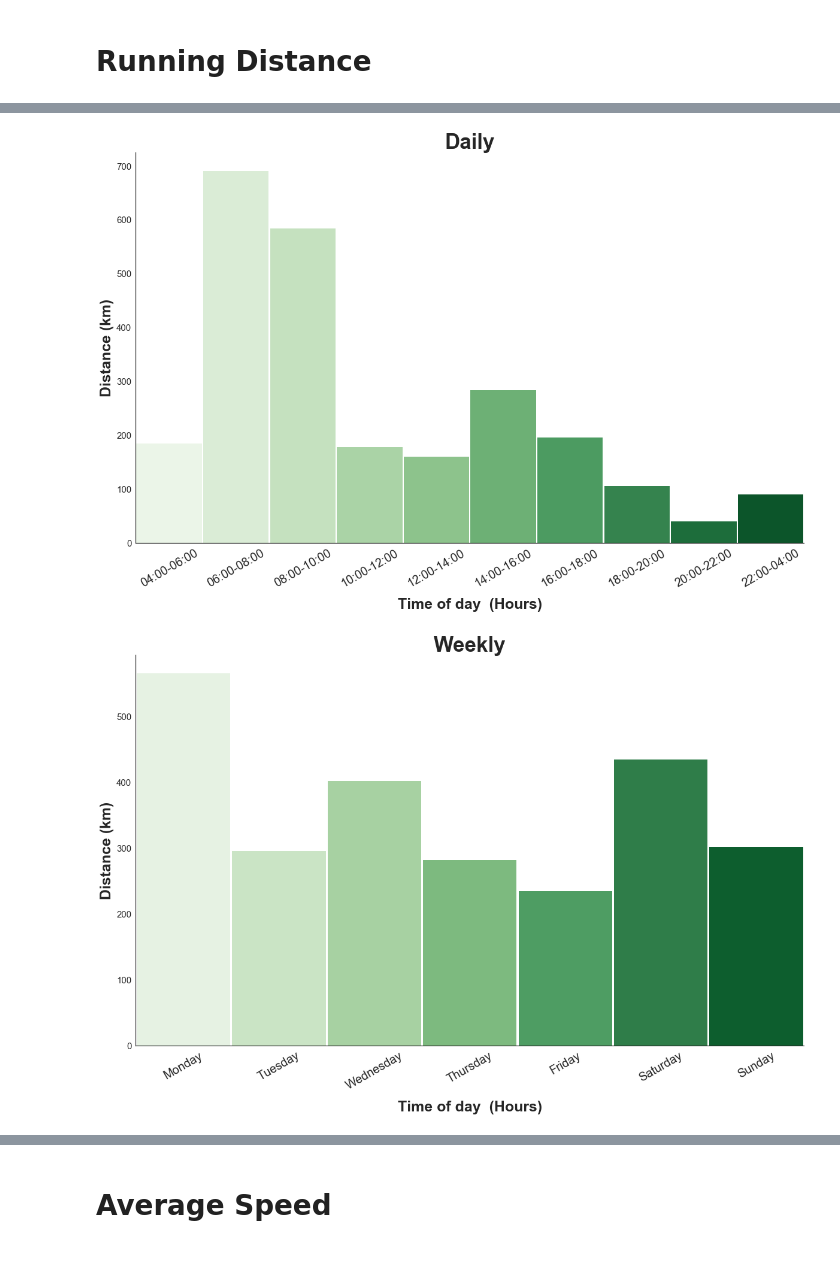
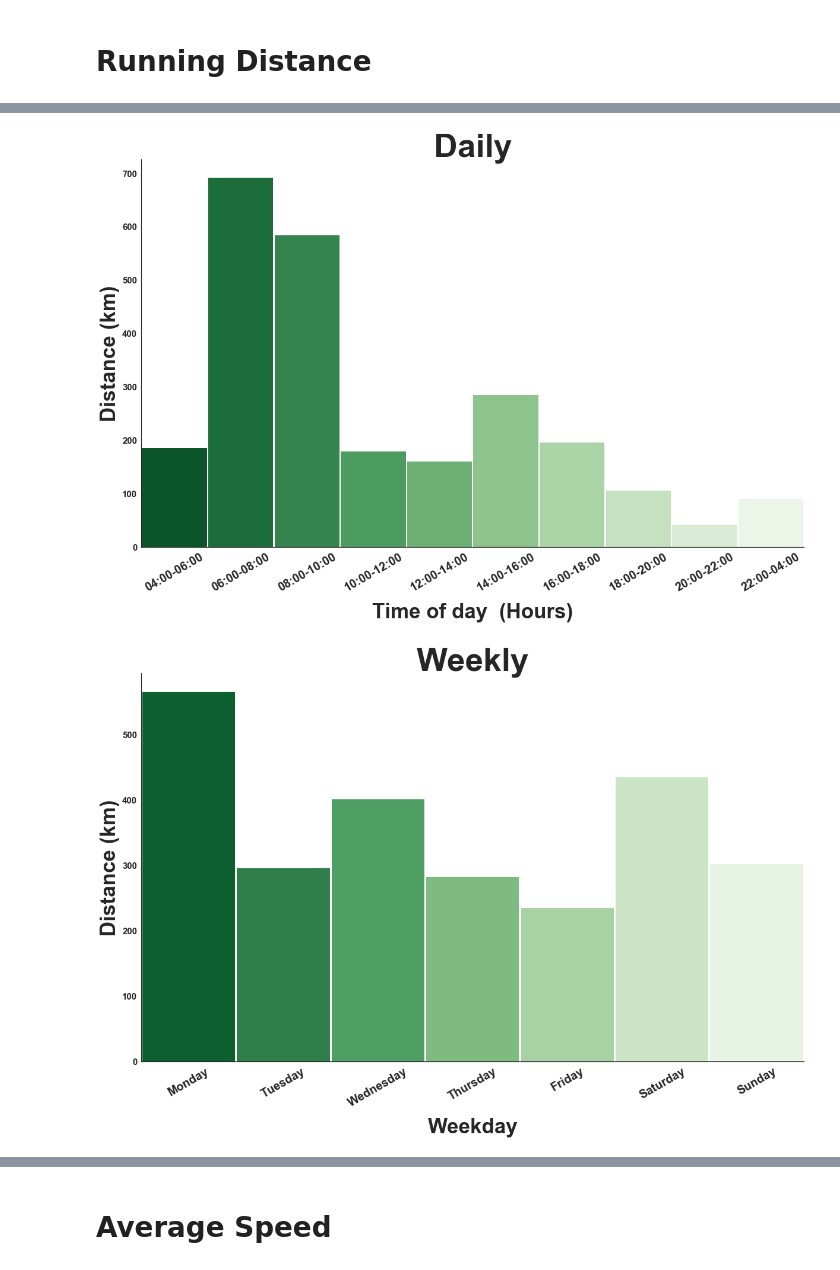
Before and after one commit to amadeuskanaan/PrecisionRunning, a Jupyter notebook: analyze.ipynb, the cells around one changed output, grey strips where cells are left out. Cells and saved outputs as stored; diff of their text form; code cells hidden in the pictures.

```diff
--- a/analyze.ipynb
+++ b/analyze.ipynb
@@ -10,6 +10,7 @@ import matplotlib
 import matplotlib.pyplot as plt
 import matplotlib.gridspec as gridspec
 from mpl_toolkits.mplot3d import Axes3D
+from matplotlib import colors
 
 from sklearn import metrics
 from sklearn import preprocessing
@@ -34,7 +35,7 @@ sns.set_style('whitegrid')
 import vincent
 vincent.core.initialize_notebook()
 vincent.initialize_notebook()
-dpi = 200
+dpi = 300
 # %% [markdown]
 <center> <img src="./FIGS/device.png" alt="Drawing"> <center>
 
@@ -105,8 +104,21 @@ plt_world_map(nike_run, title =None, fname='./FIGS/world_map.png')
 [figure]
 # %% [markdown]
 # Running Distance
+# %%
+def plot_bar(df, feature, palette, title, xlabel, ylabel, labelsize=20, rot=70):
+    fig, ax = plt.subplots(figsize=(20,12))
+    g = sns.barplot(df.index, df[feature],palette= palette)
+    sns.despine(top=True,right=True)
+    plt.xticks(rotation=rot, fontsize=labelsize,weight='bold')
+    plt.yticks(fontsize=15, weight='bold')
+    plt.title(title, fontsize=55, weight='bold')
+    plt.xlabel(xlabel, fontsize=35, labelpad=15, weight='bold')
+    plt.ylabel(ylabel, fontsize=35, weight='bold')
+    change_width(ax, 0.98)
+    return fig, ax, g
 # %%
 # Sum nike dataframe by Month
+sns.set_style('white')
 nike_run_sum_month = df_group_timefeature(nike_run, 'Month', 'sum')
 
 # Drop years before 2015
@@ -124,5 +136,5 @@ plt.axhline(100,color='r', linewidth=4, linestyle='--')
 plt.axhline(200,color='r', linewidth=4, linestyle='--')
 plt.annotate('Milestone = 200km per month', xy=(.5, 205), fontsize=20,color='red')
 plt.annotate('Milestone = 100km per month', xy=(.5, 105), fontsize=20,color='red')
-fig.savefig('FIGS/run_dist_month.png',bbox_inches='tight',dpi=100)
+fig.savefig('FIGS/run_dist_month.png',bbox_inches='tight',dpi=dpi)
 # %% [output]
@@ -130,7 +142,8 @@ fig.savefig('FIGS/run_dist_month.png',bbox_inches='tight',dpi=100)
 # %%
+
 fig, ax, g = plot_bar(df      =  nike_run_sum_hour,
                       feature = 'Distance',
-                      palette = 'Greens',
+                      palette = 'Greens_r',
                       #title   = 'Nike+RunClub -Total Running Distance - Daily \n',
                       title   = 'Daily',
                       ylabel  = 'Distance (km)',
@@ -138,19 +151,19 @@ fig, ax, g = plot_bar(df      =  nike_run_sum_hour,
                       rot = 30)
 fig.savefig('FIGS/run_dist_daily.png',bbox_inches='tight',dpi=dpi)
 # %% [output]
-[figure, old version]
+[figure, new version]
 # %%
 fig, ax, g = plot_bar(df      =  nike_run_sum_week,
                       feature = 'Distance',
-                      palette = 'Greens',
+                      palette = 'Greens_r',
                       #title   = 'Nike+RunClub - Total Running Distance - Weekly \n',
                       title   = 'Weekly',
                       ylabel  = 'Distance (km)',
-                      xlabel  = 'Time of day  (Hours)',
+                      xlabel  = 'Weekday',
                       rot = 30)
 fig.savefig('FIGS/run_dist_weekly.png',bbox_inches='tight',dpi=dpi)
 # %% [output]
-[figure, old version]
+[figure, new version]
 # %%
 # run count per week
 #pd.DataFrame(nike_run_count_week.loc[:]['Source'])
```
Also changed, not shown: parts of 21 cells of this notebook, 32 other files.
